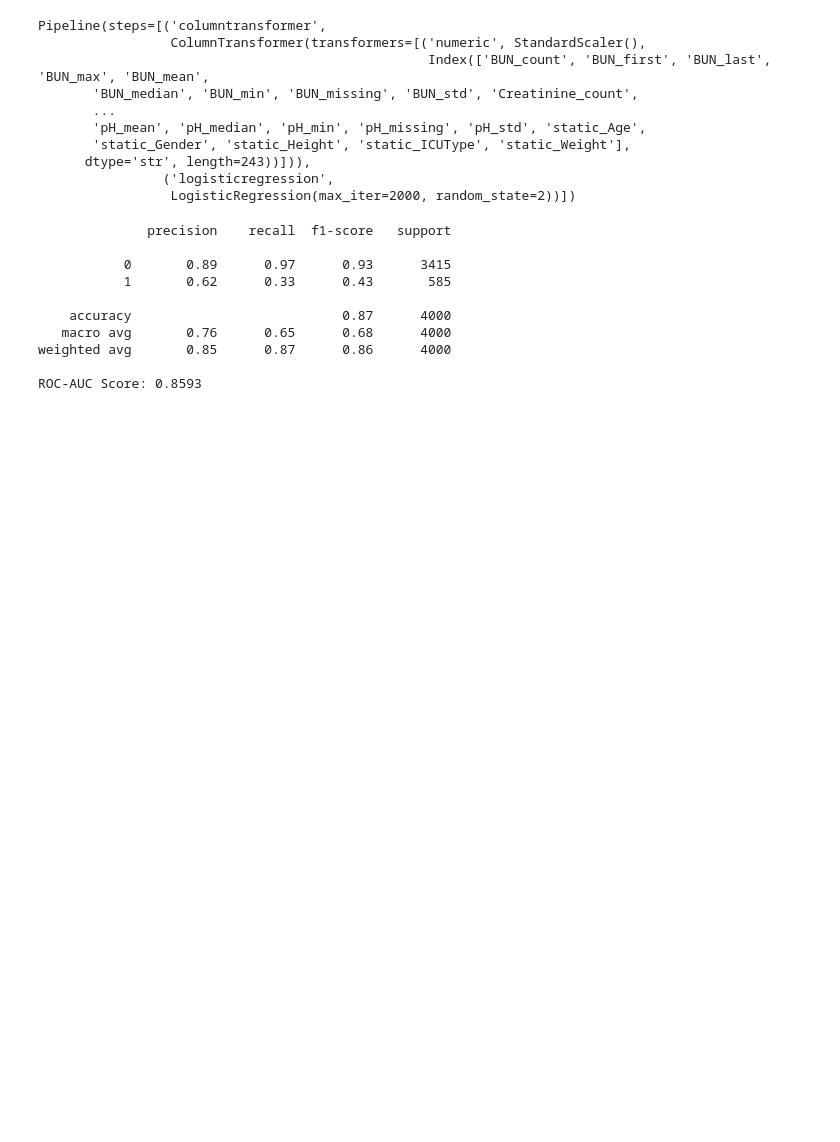
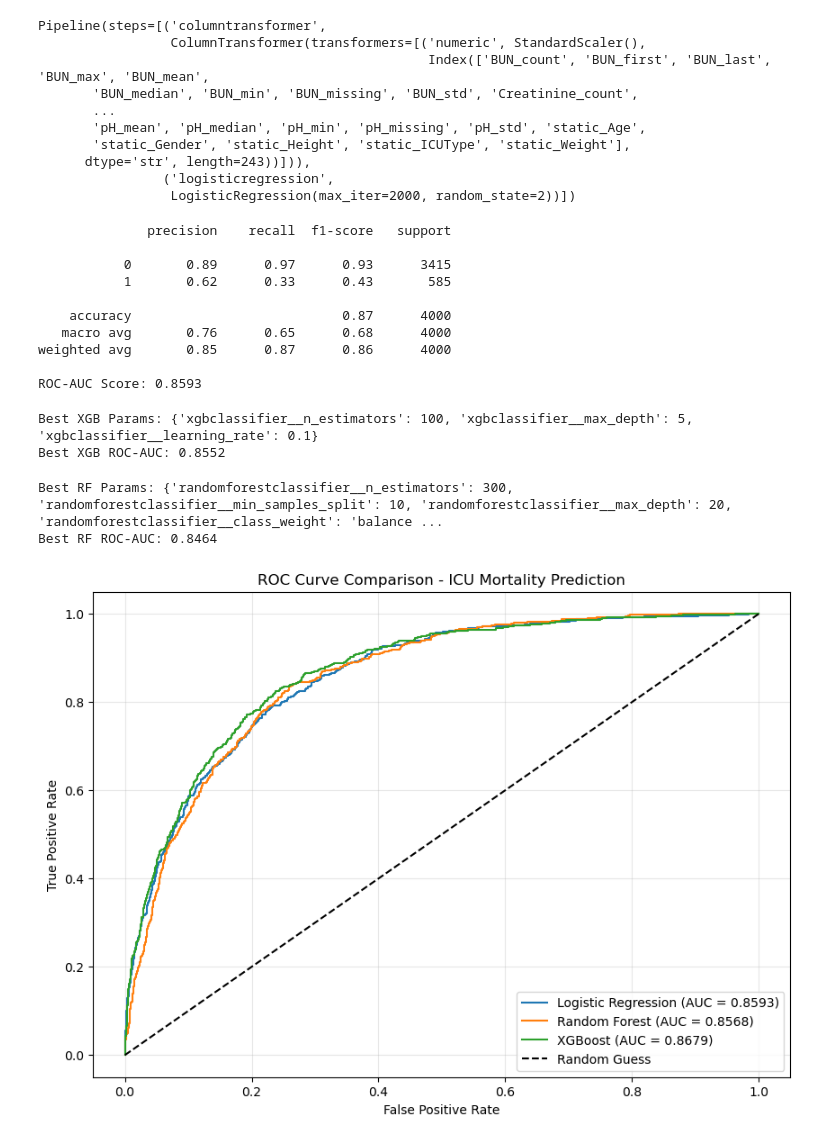
Before and after one commit to StevenHuang73/iubdc, a Jupyter notebook: ml/iubdc.ipynb, the cells around one changed output. Saved outputs shown, nothing was run; the diff lists cells and outputs as text; code cells hidden in the pictures; blank space fills up the shorter version.

Commit message:
finished xgboost

```diff
--- a/ml/iubdc.ipynb
+++ b/ml/iubdc.ipynb
@@ -119,3 +121,75 @@ print(f"ROC-AUC Score: {roc_auc_score(y_test, y_probs):.4f}")
 weighted avg       0.85      0.87      0.86      4000
 
 ROC-AUC Score: 0.8593
+# %%
+pipe_xgb = make_pipeline(preprocessor, XGBClassifier(random_state=123))
+
+param_grid_xgb = {
+    'xgbclassifier__n_estimators': [100, 200],
+    'xgbclassifier__learning_rate': [0.01, 0.1, 0.2],
+    'xgbclassifier__max_depth': [3, 5, 7],
+}
+
+random_search_xgb = RandomizedSearchCV(
+    pipe_xgb, param_distributions=param_grid_xgb,
+    n_iter=10, cv=3, scoring='roc_auc', n_jobs=-1, random_state=123
+)
+
+random_search_xgb.fit(X_train, y_train.values.ravel())
+print(f"Best XGB Params: {random_search_xgb.best_params_}")
+print(f"Best XGB ROC-AUC: {random_search_xgb.best_score_:.4f}")
+# %% [output]
+Best XGB Params: {'xgbclassifier__n_estimators': 100, 'xgbclassifier__max_depth': 5, 'xgbclassifier__learning_rate': 0.1}
+Best XGB ROC-AUC: 0.8552
+# %%
+pipe_rf = make_pipeline(preprocessor, RandomForestClassifier(random_state=123))
+
+param_grid_rf = {
+    'randomforestclassifier__n_estimators': [100, 200, 300],
+    'randomforestclassifier__max_depth': [None, 10, 20],
+    'randomforestclassifier__min_samples_split': [2, 5, 10],
+    'randomforestclassifier__class_weight': ['balanced', None]
+                                    #for imbalanced mortality data
+}
+
+random_search_rf = RandomizedSearchCV(
+    pipe_rf, param_distributions=param_grid_rf,
+    n_iter=10, cv=3, scoring='roc_auc', n_jobs=-1, random_state=123
+)
+
+random_search_rf.fit(X_train, y_train.values.ravel())
+print(f"Best RF Params: {random_search_rf.best_params_}")
+print(f"Best RF ROC-AUC: {random_search_rf.best_score_:.4f}")
+# %% [output]
+Best RF Params: {'randomforestclassifier__n_estimators': 300, 'randomforestclassifier__min_samples_split': 10, 'randomforestclassifier__max_depth': 20, 'randomforestclassifier__class_weight': 'balance ...
+Best RF ROC-AUC: 0.8464
+# %%
+from sklearn.metrics import roc_curve, auc
+
+def plot_roc_curves(models, X_test, y_test):
+    plt.figure(figsize=(10, 7))
+
+    for name, model in models.items():
+        y_probs = model.predict_proba(X_test)[:, 1]
+        fpr, tpr, _ = roc_curve(y_test, y_probs)
+        roc_auc = auc(fpr, tpr)
+        plt.plot(fpr, tpr, label=f'{name} (AUC = {roc_auc:.4f})')
+
+    plt.plot([0, 1], [0, 1], 'k--', label='Random Guess')
+    plt.xlabel('False Positive Rate')
+    plt.ylabel('True Positive Rate')
+    plt.title('ROC Curve Comparison - ICU Mortality Prediction')
+    plt.legend(loc='lower right')
+    plt.grid(alpha=0.3)
+    plt.show()
+
+# Run the plot
+models_to_plot = {
+    'Logistic Regression': pipe_lr, # Assuming pipe_lr is already fitted
+    'Random Forest': random_search_rf.best_estimator_,
+    'XGBoost': random_search_xgb.best_estimator_
+}
+
+plot_roc_curves(models_to_plot, X_test, y_test)
+# %% [output]
+[figure, added]
```
Also changed, not shown: parts of 1 cell of this notebook.
